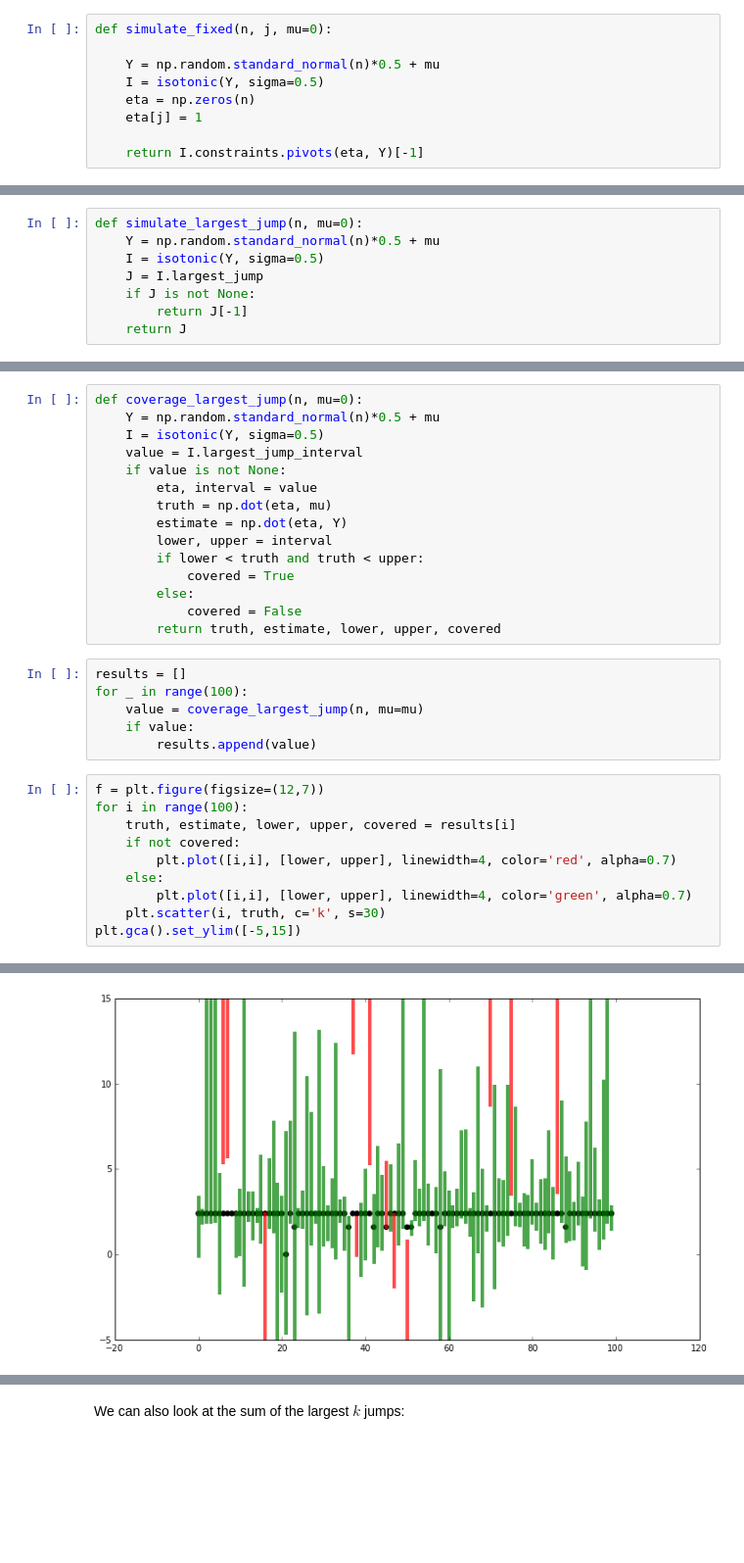
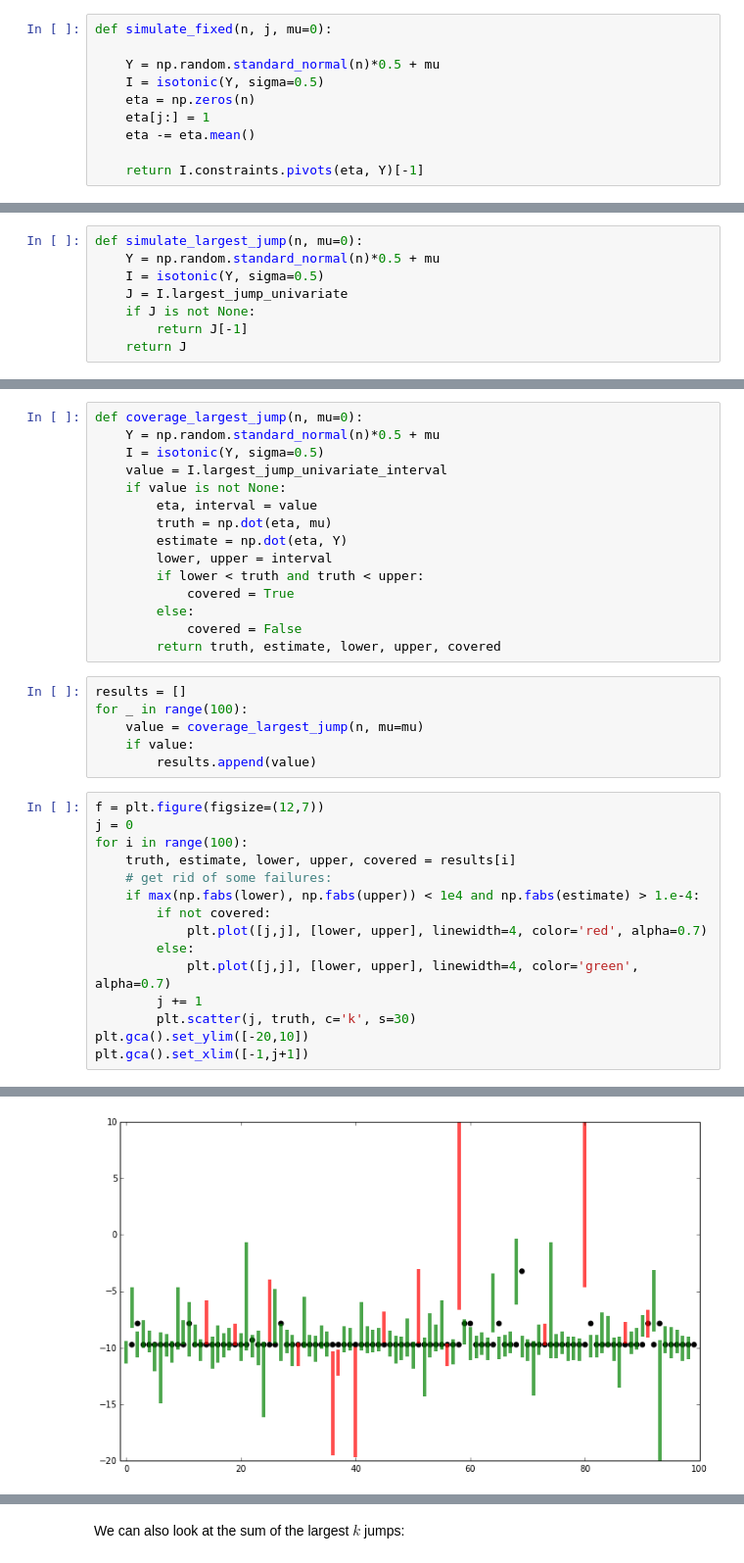
Before and after one commit to selective-inference/Python-software, a Jupyter notebook: notebooks/isotonic.ipynb, the cells around one changed output, grey strips where cells are left out. Shown at 98% size. Saved outputs shown, nothing was run; the diff lists cells and outputs as text; blank space fills up the shorter version.

```diff
--- a/notebooks/isotonic.ipynb
+++ b/notebooks/isotonic.ipynb
@@ -131,7 +129,8 @@ def simulate_fixed(n, j, mu=0):
     Y = np.random.standard_normal(n)*0.5 + mu
     I = isotonic(Y, sigma=0.5)
     eta = np.zeros(n)
-    eta[j] = 1
+    eta[j:] = 1
+    eta -= eta.mean()
 
     return I.constraints.pivots(eta, Y)[-1]
 # %% [markdown]
@@ -224,7 +221,7 @@ This does not seem to have much power. This would be the case if the first jump
 def simulate_largest_jump(n, mu=0):
     Y = np.random.standard_normal(n)*0.5 + mu
     I = isotonic(Y, sigma=0.5)
-    J = I.largest_jump
+    J = I.largest_jump_univariate
     if J is not None:
         return J[-1]
     return J
@@ -335,7 +332,7 @@ We can make confidence intervals for, say, the largest jump.
 def coverage_largest_jump(n, mu=0):
     Y = np.random.standard_normal(n)*0.5 + mu
     I = isotonic(Y, sigma=0.5)
-    value = I.largest_jump_interval
+    value = I.largest_jump_univariate_interval
     if value is not None:
         eta, interval = value
         truth = np.dot(eta, mu)
@@ -354,12 +351,17 @@ for _ in range(100):
         results.append(value)
 # %%
 f = plt.figure(figsize=(12,7))
+j = 0
 for i in range(100):
     truth, estimate, lower, upper, covered = results[i]
-    if not covered:
-        plt.plot([i,i], [lower, upper], linewidth=4, color='red', alpha=0.7)
-    else:
-        plt.plot([i,i], [lower, upper], linewidth=4, color='green', alpha=0.7)
-    plt.scatter(i, truth, c='k', s=30)
-plt.gca().set_ylim([-5,15])
+    # get rid of some failures:
+    if max(np.fabs(lower), np.fabs(upper)) < 1e4 and np.fabs(estimate) > 1.e-4:
+        if not covered:
+            plt.plot([j,j], [lower, upper], linewidth=4, color='red', alpha=0.7)
+        else:
+            plt.plot([j,j], [lower, upper], linewidth=4, color='green', alpha=0.7)
+        j += 1
+        plt.scatter(j, truth, c='k', s=30)
+plt.gca().set_ylim([-20,10])
+plt.gca().set_xlim([-1,j+1])
 # %% [output]
@@ -367 +369 @@ plt.gca().set_ylim([-5,15])
-[figure, old version]
+[figure, new version]
```
Also changed, not shown: parts of 21 cells of this notebook, 2 other files.
